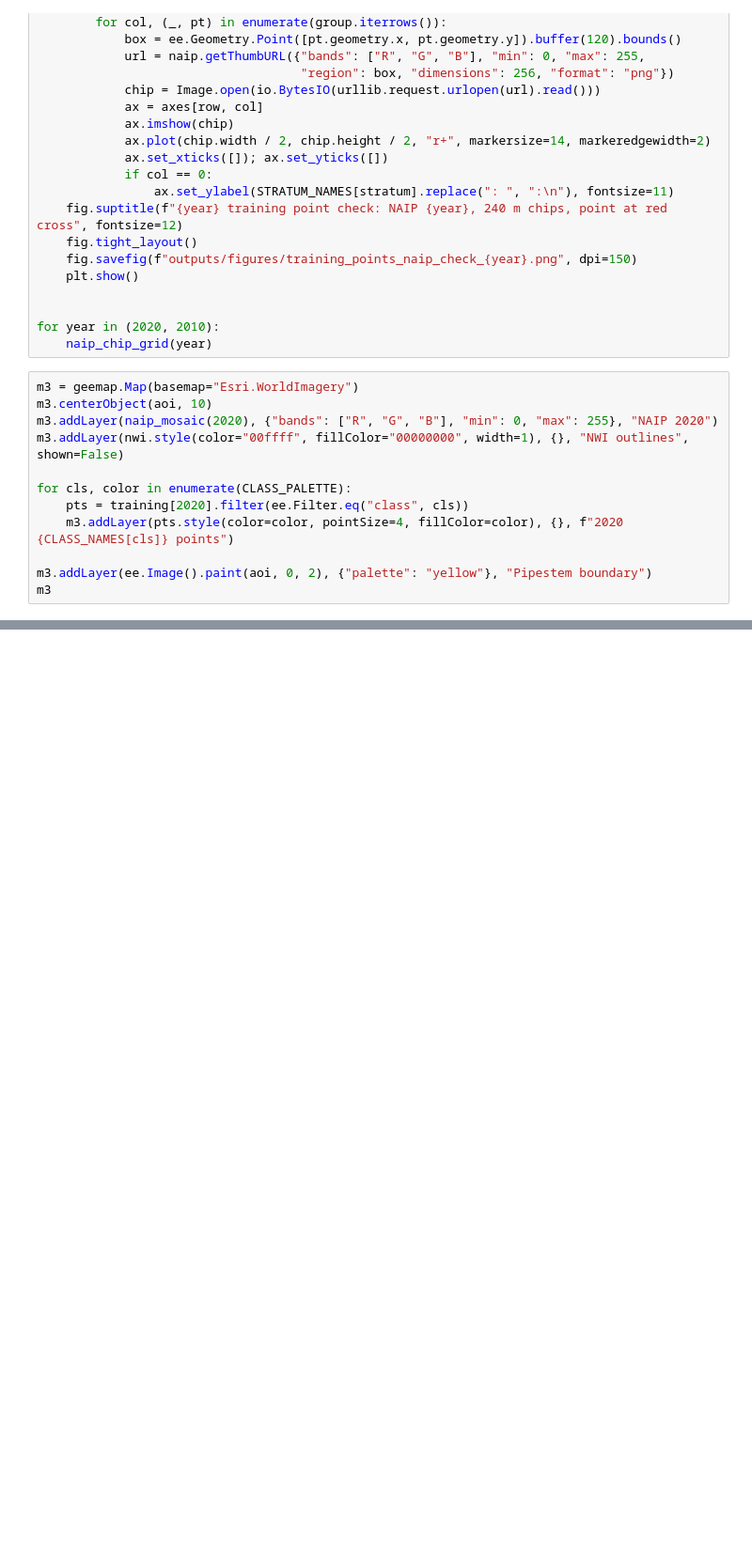
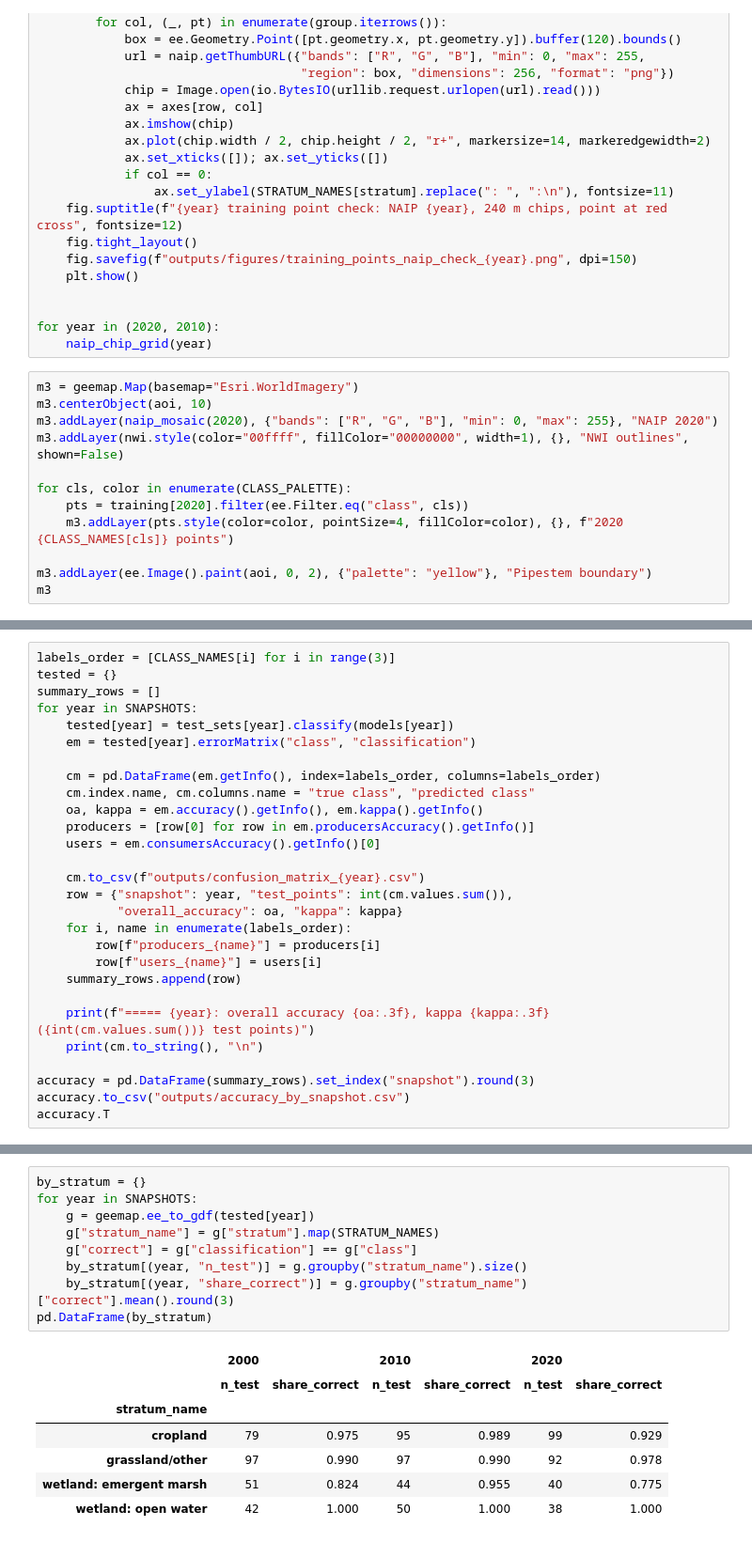
Before and after one commit to liammartin3/agriculture-wetland-loss, a Jupyter notebook: wetland_loss.ipynb, the cells around one changed output, grey strips where cells are left out. Shown at 94% size. Cells and saved outputs as stored; diff of their text form; blank space fills up the shorter version.

Commit message:
Step 4: train one random forest per snapshot and test on a 30% hold-out
Co-Authored-By: Claude Opus 5.5 <noreply@anthropic.com>

```diff
--- a/wetland_loss.ipynb
+++ b/wetland_loss.ipynb
@@ -594,0 +673,28 @@ m3
+# %%
+labels_order = [CLASS_NAMES[i] for i in range(3)]
+tested = {}
+summary_rows = []
+for year in SNAPSHOTS:
+    tested[year] = test_sets[year].classify(models[year])
+    em = tested[year].errorMatrix("class", "classification")
+
+    cm = pd.DataFrame(em.getInfo(), index=labels_order, columns=labels_order)
+    cm.index.name, cm.columns.name = "true class", "predicted class"
+    oa, kappa = em.accuracy().getInfo(), em.kappa().getInfo()
+    producers = [row[0] for row in em.producersAccuracy().getInfo()]
+    users = em.consumersAccuracy().getInfo()[0]
+
+    cm.to_csv(f"outputs/confusion_matrix_{year}.csv")
+    row = {"snapshot": year, "test_points": int(cm.values.sum()),
+           "overall_accuracy": oa, "kappa": kappa}
+    for i, name in enumerate(labels_order):
+        row[f"producers_{name}"] = producers[i]
+        row[f"users_{name}"] = users[i]
+    summary_rows.append(row)
+
+    print(f"===== {year}: overall accuracy {oa:.3f}, kappa {kappa:.3f} ({int(cm.values.sum())} test points)")
+    print(cm.to_string(), "\n")
+
+accuracy = pd.DataFrame(summary_rows).set_index("snapshot").round(3)
+accuracy.to_csv("outputs/accuracy_by_snapshot.csv")
+accuracy.T
@@ -594,0 +737,17 @@ m3
+# %%
+by_stratum = {}
+for year in SNAPSHOTS:
+    g = geemap.ee_to_gdf(tested[year])
+    g["stratum_name"] = g["stratum"].map(STRATUM_NAMES)
+    g["correct"] = g["classification"] == g["class"]
+    by_stratum[(year, "n_test")] = g.groupby("stratum_name").size()
+    by_stratum[(year, "share_correct")] = g.groupby("stratum_name")["correct"].mean().round(3)
+pd.DataFrame(by_stratum)
+# %% [output]
+|  | 2000 |  | 2010 |  | 2020 |  |
+|  | n_test | share_correct | n_test | share_correct | n_test | share_correct |
+| stratum_name |  |  |  |  |  |  |
+| cropland | 79 | 0.975 | 95 | 0.989 | 99 | 0.929 |
+| grassland/other | 97 | 0.990 | 97 | 0.990 | 92 | 0.978 |
+| wetland: emergent marsh | 51 | 0.824 | 44 | 0.955 | 40 | 0.775 |
+| wetland: open water | 42 | 1.000 | 50 | 1.000 | 38 | 1.000 |
```
Also changed, not shown: parts of 7 cells of this notebook, 4 other files.
